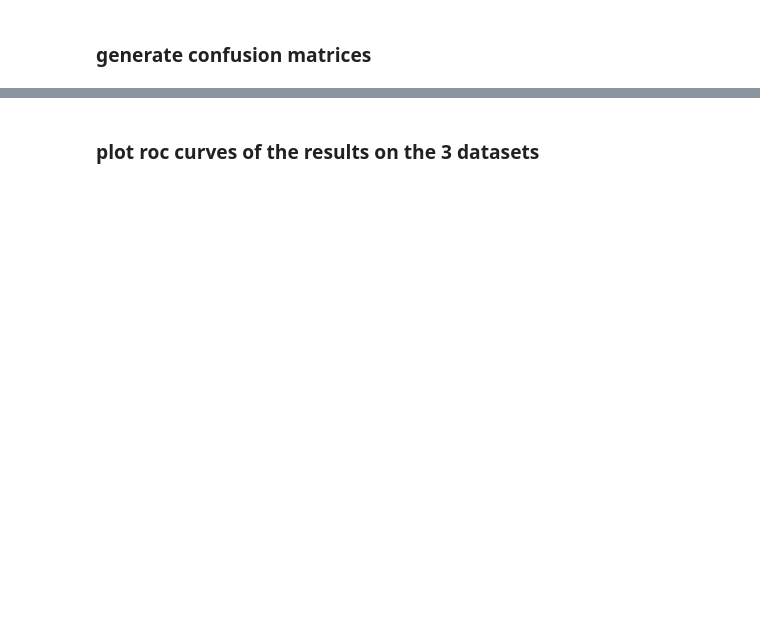
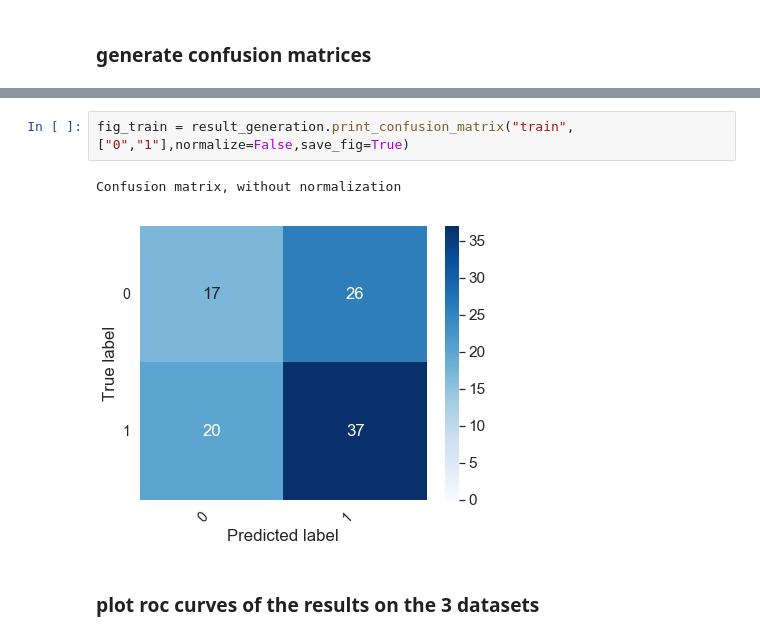
Before and after one commit to primakov/precision-medicine-toolbox, a Jupyter notebook: examples/Results_module.ipynb, the cells around one changed output, grey strips where cells are left out. Saved outputs shown, nothing was run; the diff lists cells and outputs as text; blank space fills up the shorter version.

```diff
--- a/examples/Results_module.ipynb
+++ b/examples/Results_module.ipynb
@@ -37,3 +59,8 @@ Normalized confusion matrix
+# %%
+fig_train = result_generation.print_confusion_matrix("train",["0","1"],normalize=False,save_fig=True)
+# %% [output]
+Confusion matrix, without normalization
+[figure, added]
 # %% [markdown]
 ### plot roc curves of the results on the 3 datasets
 # %%
```
Also changed, not shown: parts of 8 cells of this notebook, 1 other file.
